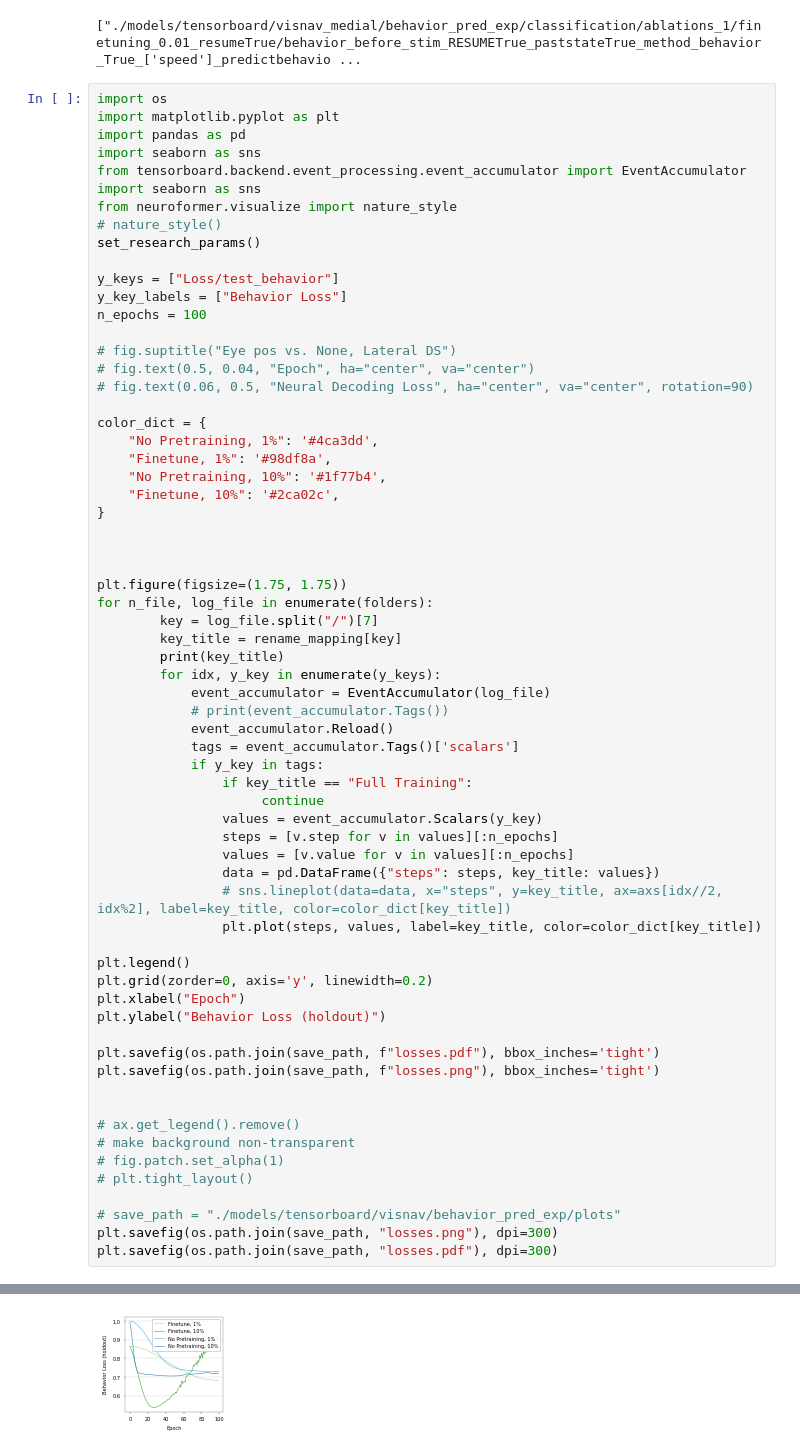
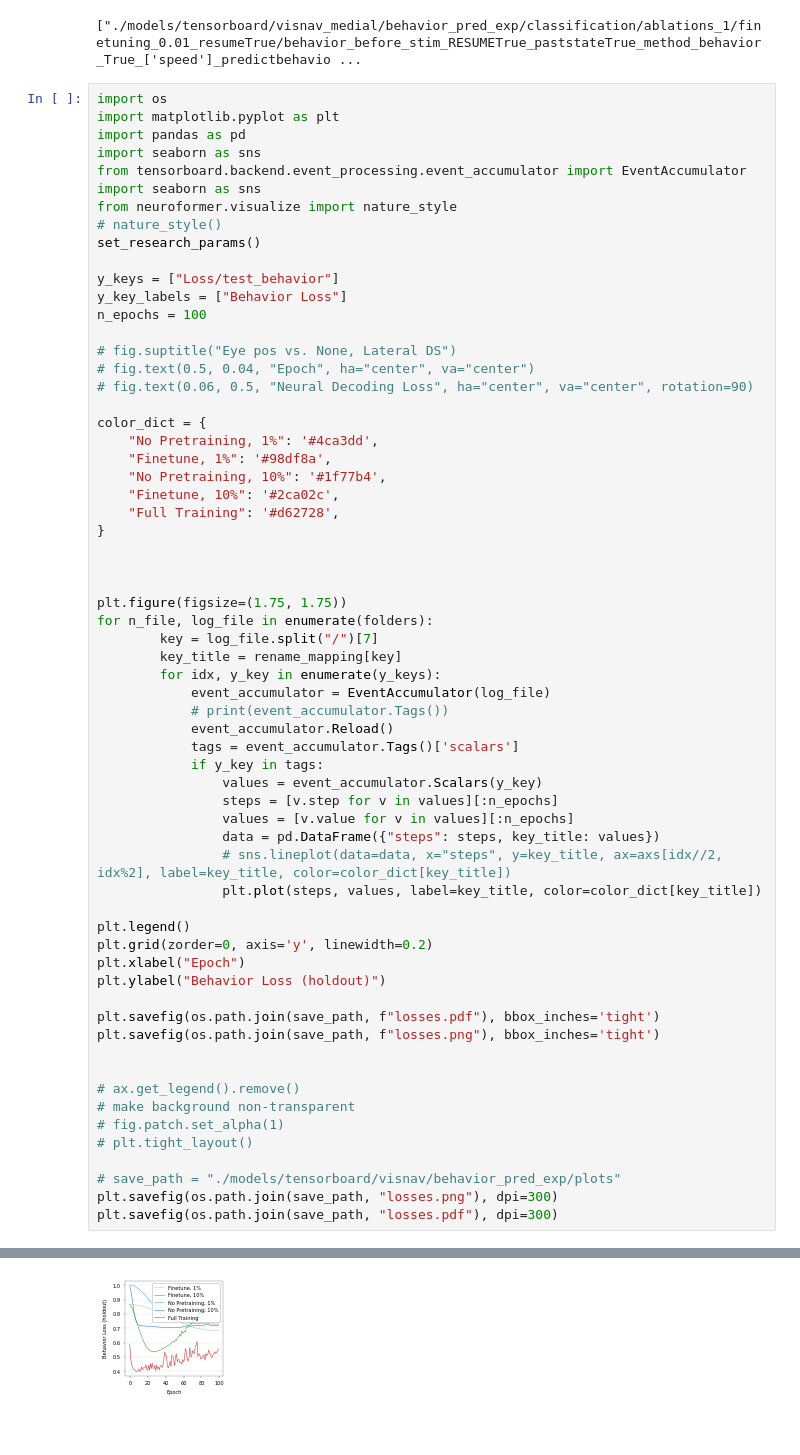
Before and after one commit to a-antoniades/neuroformer_, a Jupyter notebook: experiment_save_behavior.ipynb, the cells around one changed output, grey strips where cells are left out. Drawn from its saved outputs; the diff is of its cells as text.

Commit message:
plots

```diff
--- a/experiment_save_behavior.ipynb
+++ b/experiment_save_behavior.ipynb
@@ -221,6 +221,7 @@ color_dict = {
     "Finetune, 1%": '#98df8a',
     "No Pretraining, 10%": '#1f77b4',
     "Finetune, 10%": '#2ca02c',
+    "Full Training": '#d62728',
 }
 
 
@@ -229,15 +230,12 @@ plt.figure(figsize=(1.75, 1.75))
 for n_file, log_file in enumerate(folders):
         key = log_file.split("/")[7]
         key_title = rename_mapping[key]
-        print(key_title)
         for idx, y_key in enumerate(y_keys):
             event_accumulator = EventAccumulator(log_file)
             # print(event_accumulator.Tags())
             event_accumulator.Reload()
             tags = event_accumulator.Tags()['scalars']
             if y_key in tags:
-                if key_title == "Full Training":
-                     continue
                 values = event_accumulator.Scalars(y_key)
                 steps = [v.step for v in values][:n_epochs]
                 values = [v.value for v in values][:n_epochs]
@@ -271 +264 @@ Full Training
-[figure, old version]
+[figure, new version]
```
Also changed, not shown: parts of 5 cells of this notebook, 2 other files.
